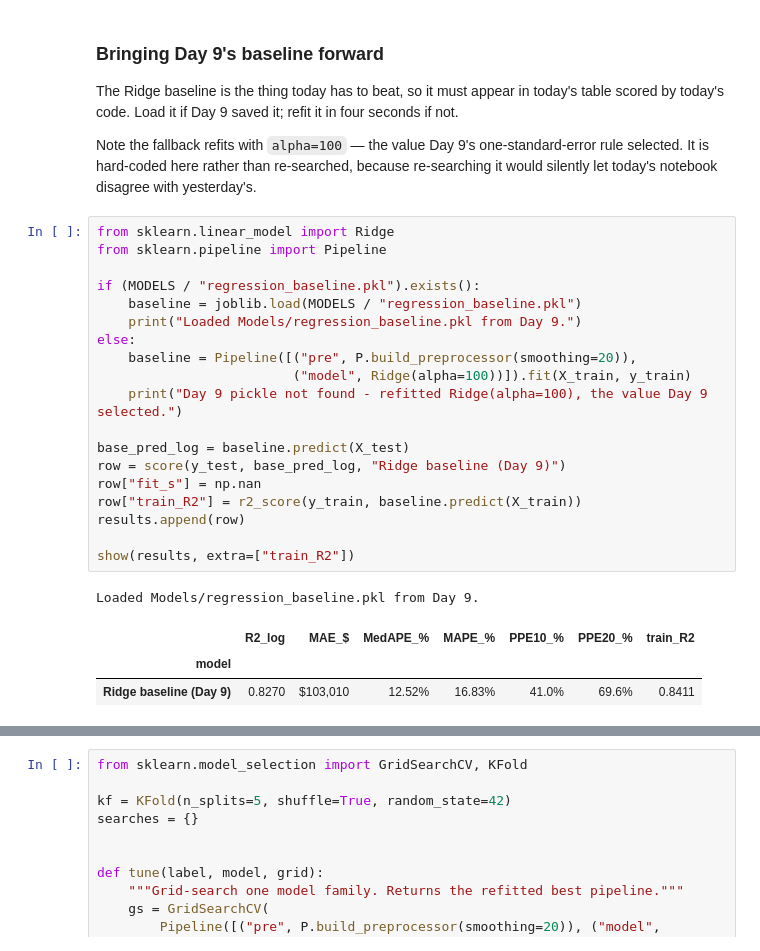
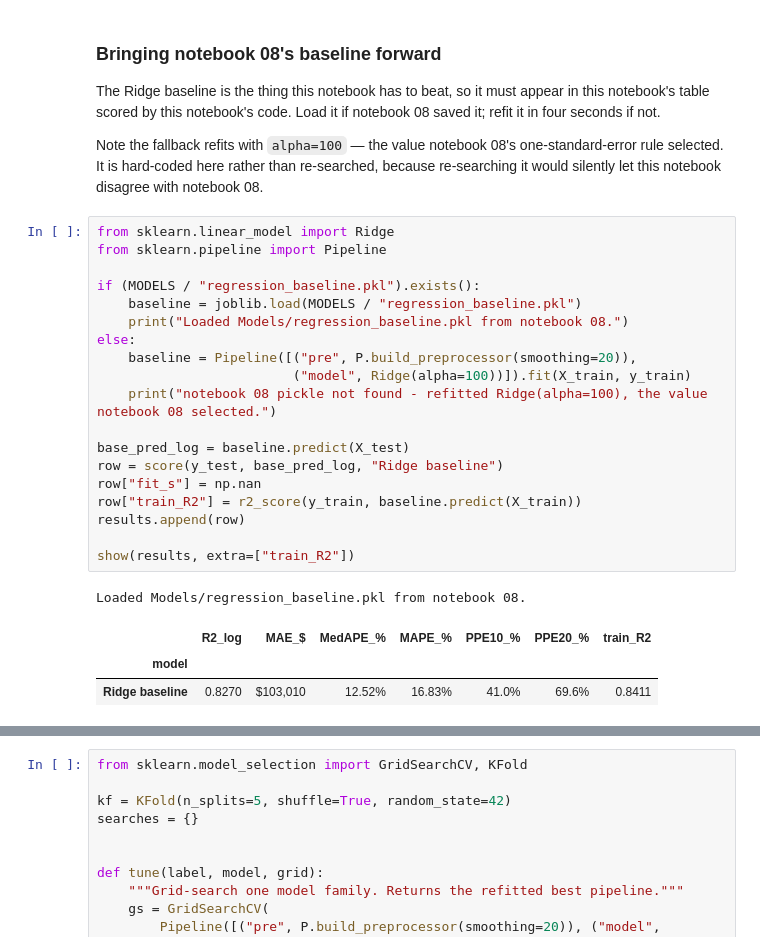
Before and after one commit to EsraaMaamoun/real-estate-machine, a Jupyter notebook: Notebooks/09_model_tuning.ipynb, the cells around one changed output, grey strips where cells are left out. Cells and saved outputs as stored; diff of their text form.

```diff
--- a/Notebooks/09_model_tuning.ipynb
+++ b/Notebooks/09_model_tuning.ipynb
@@ -172,36 +169,34 @@ Scoring function defined - identical to Day 9.
 # %% [markdown]
-### Bringing Day 9's baseline forward
+### Bringing notebook 08's baseline forward
 
-The Ridge baseline is the thing today has to beat, so it must appear in today's table scored by
-today's code. Load it if Day 9 saved it; refit it in four seconds if not.
+The Ridge baseline is the thing this notebook has to beat, so it must appear in this notebook's table scored by this notebook's code. Load it if notebook 08 saved it; refit it in four seconds if not.
 
-Note the fallback refits with `alpha=100` — the value Day 9's one-standard-error rule selected. It is
-hard-coded here rather than re-searched, because re-searching it would silently let today's notebook
-disagree with yesterday's.
+Note the fallback refits with `alpha=100` — the value notebook 08's one-standard-error rule selected. It is
+hard-coded here rather than re-searched, because re-searching it would silently let this notebook disagree with notebook 08.
 # %%
 from sklearn.linear_model import Ridge
 from sklearn.pipeline import Pipeline
 
 if (MODELS / "regression_baseline.pkl").exists():
     baseline = joblib.load(MODELS / "regression_baseline.pkl")
-    print("Loaded Models/regression_baseline.pkl from Day 9.")
+    print("Loaded Models/regression_baseline.pkl from notebook 08.")
 else:
     baseline = Pipeline([("pre", P.build_preprocessor(smoothing=20)),
                          ("model", Ridge(alpha=100))]).fit(X_train, y_train)
-    print("Day 9 pickle not found - refitted Ridge(alpha=100), the value Day 9 selected.")
+    print("notebook 08 pickle not found - refitted Ridge(alpha=100), the value notebook 08 selected.")
 
 base_pred_log = baseline.predict(X_test)
-row = score(y_test, base_pred_log, "Ridge baseline (Day 9)")
+row = score(y_test, base_pred_log, "Ridge baseline")
 row["fit_s"] = np.nan
 row["train_R2"] = r2_score(y_train, baseline.predict(X_train))
 results.append(row)
 
 show(results, extra=["train_R2"])
 # %% [output]
-Loaded Models/regression_baseline.pkl from Day 9.
+Loaded Models/regression_baseline.pkl from notebook 08.
 |  | R2_log | MAE_$ | MedAPE_% | MAPE_% | PPE10_% | PPE20_% | train_R2 |
 | model |  |  |  |  |  |  |  |
-| Ridge baseline (Day 9) | 0.8270 | $103,010 | 12.52% | 16.83% | 41.0% | 69.6% | 0.8411 |
+| Ridge baseline | 0.8270 | $103,010 | 12.52% | 16.83% | 41.0% | 69.6% | 0.8411 |
 # %% [markdown]
 ---
 ## 3. Write the prediction down before you run anything
```
Also changed, not shown: parts of 36 cells of this notebook, 11 other files.
